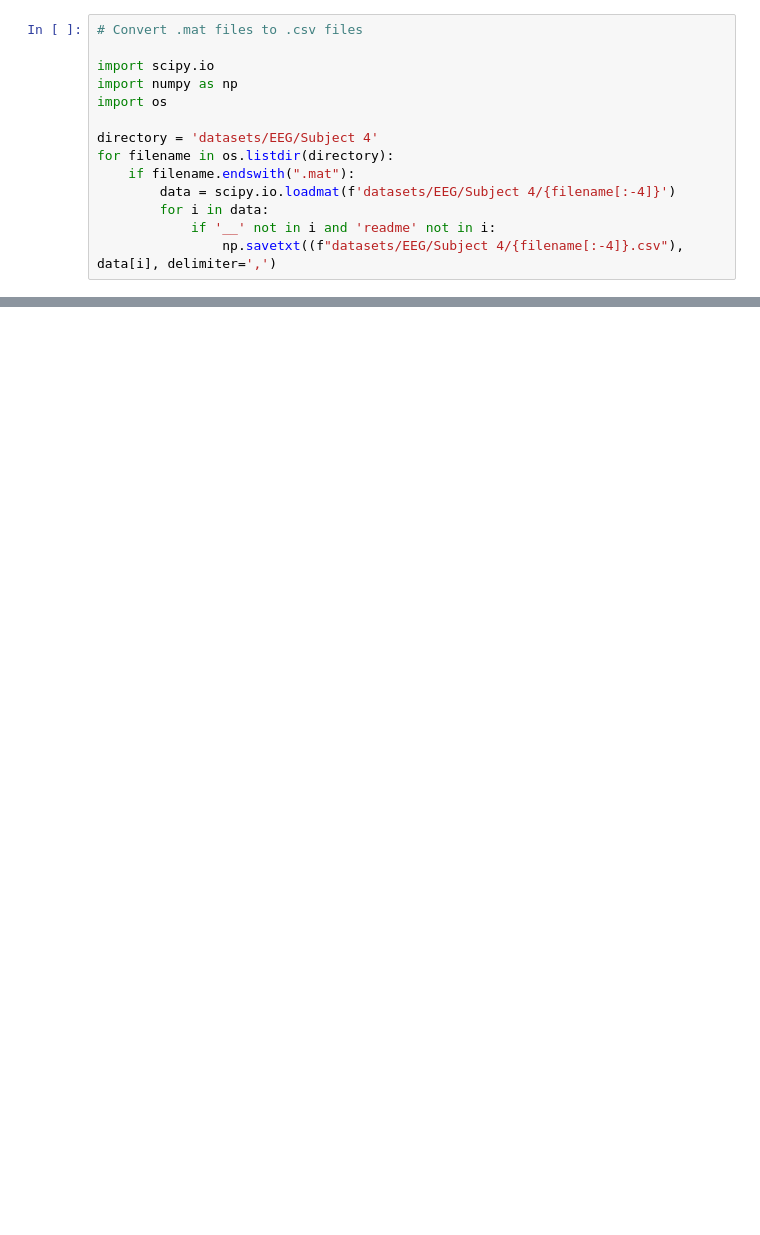
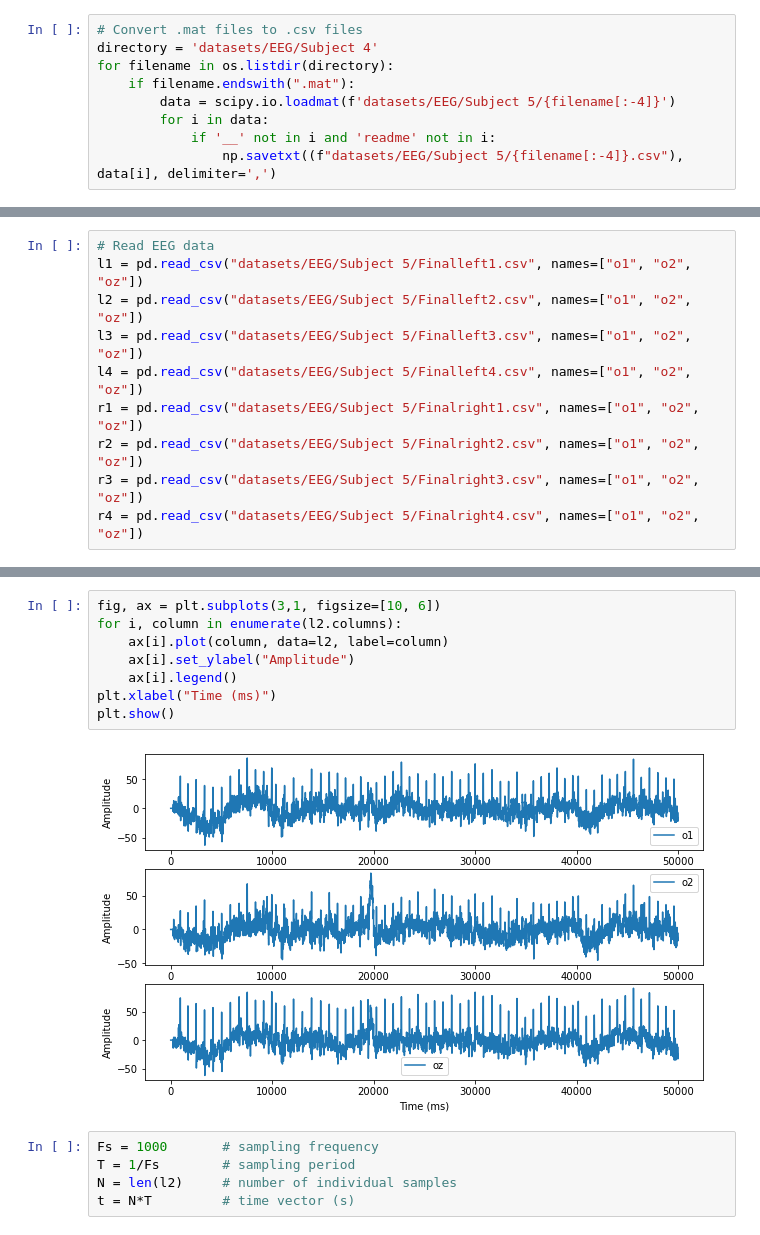
Before and after one commit to rmarinplana/personalProjects, a Jupyter notebook: ssvep_classifier.ipynb, the cells around one changed output, grey strips where cells are left out. Saved outputs shown, nothing was run; the diff lists cells and outputs as text; blank space fills up the shorter version.

```diff
--- a/ssvep_classifier.ipynb
+++ b/ssvep_classifier.ipynb
@@ -1,14 +12,9 @@
 # %%
 # Convert .mat files to .csv files
-
-import scipy.io
-import numpy as np
-import os
-
 directory = 'datasets/EEG/Subject 4'
 for filename in os.listdir(directory):
     if filename.endswith(".mat"):
-        data = scipy.io.loadmat(f'datasets/EEG/Subject 4/{filename[:-4]}')
+        data = scipy.io.loadmat(f'datasets/EEG/Subject 5/{filename[:-4]}')
         for i in data:
             if '__' not in i and 'readme' not in i:
-                np.savetxt((f"datasets/EEG/Subject 4/{filename[:-4]}.csv"), data[i], delimiter=',')
+                np.savetxt((f"datasets/EEG/Subject 5/{filename[:-4]}.csv"), data[i], delimiter=',')
@@ -29,0 +23,10 @@ l1.describe()
+# %%
+# Read EEG data
+l1 = pd.read_csv("datasets/EEG/Subject 5/Finalleft1.csv", names=["o1", "o2", "oz"])
+l2 = pd.read_csv("datasets/EEG/Subject 5/Finalleft2.csv", names=["o1", "o2", "oz"])
+l3 = pd.read_csv("datasets/EEG/Subject 5/Finalleft3.csv", names=["o1", "o2", "oz"])
+l4 = pd.read_csv("datasets/EEG/Subject 5/Finalleft4.csv", names=["o1", "o2", "oz"])
+r1 = pd.read_csv("datasets/EEG/Subject 5/Finalright1.csv", names=["o1", "o2", "oz"])
+r2 = pd.read_csv("datasets/EEG/Subject 5/Finalright2.csv", names=["o1", "o2", "oz"])
+r3 = pd.read_csv("datasets/EEG/Subject 5/Finalright3.csv", names=["o1", "o2", "oz"])
+r4 = pd.read_csv("datasets/EEG/Subject 5/Finalright4.csv", names=["o1", "o2", "oz"])
@@ -29,0 +44,15 @@ l1.describe()
+# %%
+fig, ax = plt.subplots(3,1, figsize=[10, 6])
+for i, column in enumerate(l2.columns):
+    ax[i].plot(column, data=l2, label=column)
+    ax[i].set_ylabel("Amplitude")
+    ax[i].legend()
+plt.xlabel("Time (ms)")
+plt.show()
+# %% [output]
+[figure, added]
+# %%
+Fs = 1000       # sampling frequency
+T = 1/Fs        # sampling period
+N = len(l2)     # number of individual samples
+t = N*T         # time vector (s)
```
Also changed, not shown: parts of 18 cells of this notebook.
